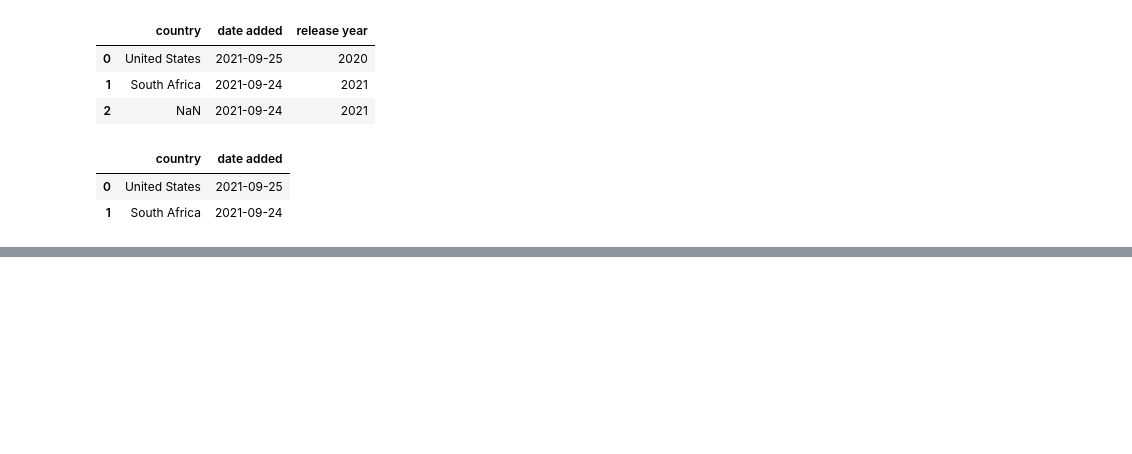
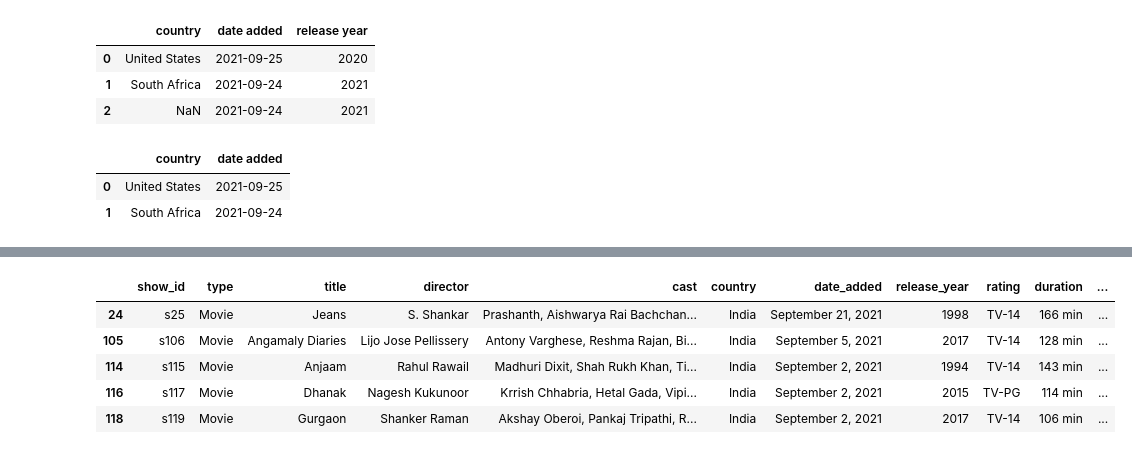
Before and after one commit to MariaRosi/Pandas, a Jupyter notebook: Netflix Data Analysis/pandas_examples.ipynb, the cells around one changed output, grey strips where cells are left out. Drawn from its saved outputs; the diff is of its cells as text; code cells hidden in the pictures; blank space fills up the shorter version.

```diff
--- a/Netflix Data Analysis/pandas_examples.ipynb
+++ b/Netflix Data Analysis/pandas_examples.ipynb
@@ -216,0 +238,10 @@ df.iloc[0:2,5:7]
+# %%
+# filter with and
+df[(df['type'] == 'Movie') & (df['country'] == 'India')].head()
+# %% [output]
+|  | show_id | type | title | director | cast | country | date_added | release_year | rating | duration | ... |
+| 24 | s25 | Movie | Jeans | S. Shankar | Prashanth, Aishwarya Rai Bachchan... | India | September 21, 2021 | 1998 | TV-14 | 166 min | ... |
+| 105 | s106 | Movie | Angamaly Diaries | Lijo Jose Pellissery | Antony Varghese, Reshma Rajan, Bi... | India | September 5, 2021 | 2017 | TV-14 | 128 min | ... |
+| 114 | s115 | Movie | Anjaam | Rahul Rawail | Madhuri Dixit, Shah Rukh Khan, Ti... | India | September 2, 2021 | 1994 | TV-14 | 143 min | ... |
+| 116 | s117 | Movie | Dhanak | Nagesh Kukunoor | Krrish Chhabria, Hetal Gada, Vipi... | India | September 2, 2021 | 2015 | TV-PG | 114 min | ... |
+| 118 | s119 | Movie | Gurgaon | Shanker Raman | Akshay Oberoi, Pankaj Tripathi, R... | India | September 2, 2021 | 2017 | TV-14 | 106 min | ... |
```
Also changed, not shown: parts of 4 cells of this notebook.
